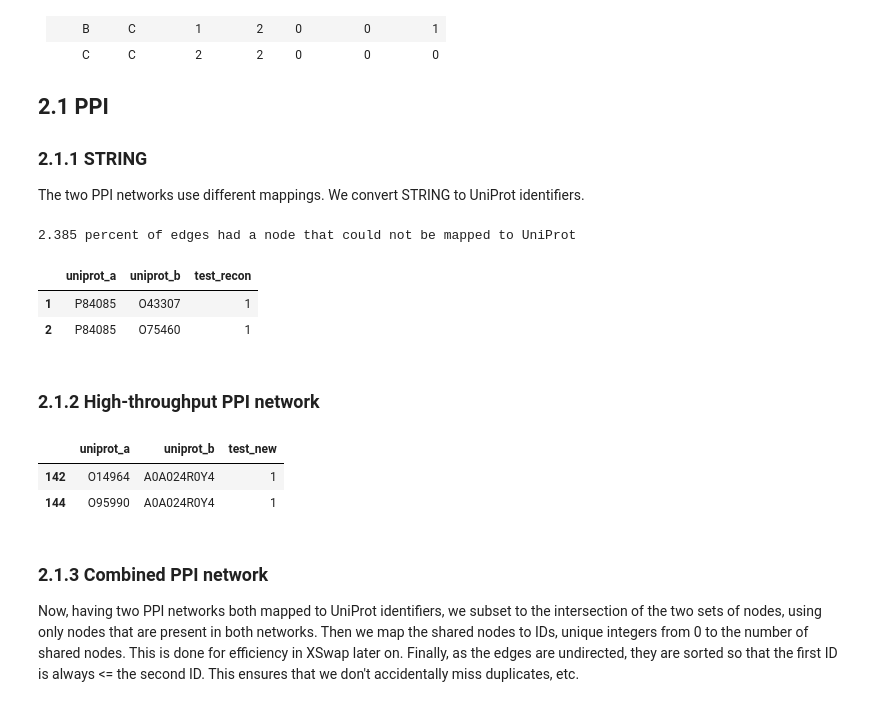
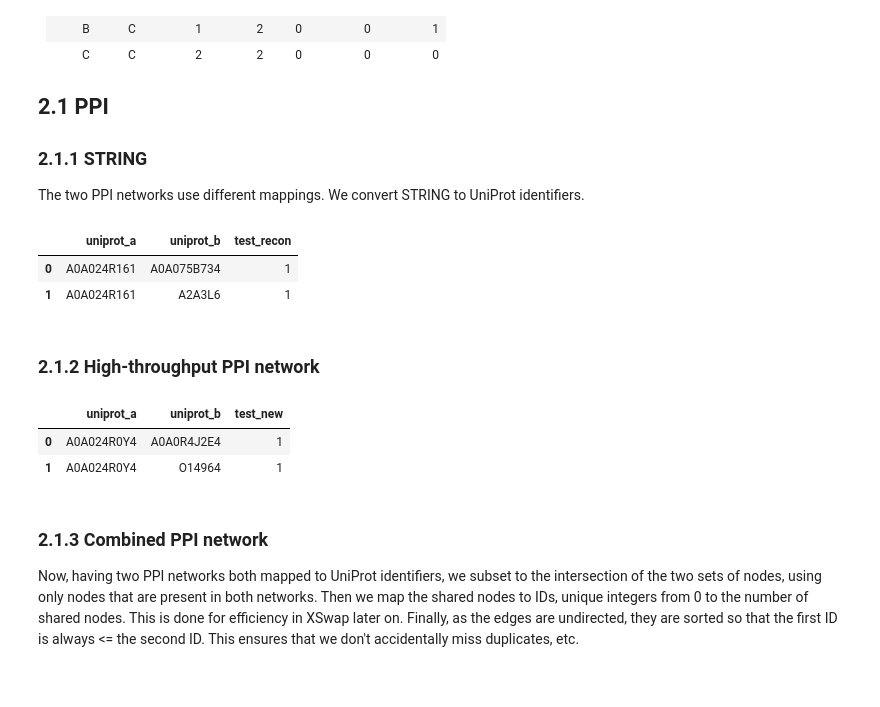
Before and after one commit to greenelab/xswap-analysis, a Jupyter notebook: nb/01.download_process_graphs.ipynb, the cells around one changed output. Drawn from its saved outputs; the diff is of its cells as text; code cells hidden in the pictures.

Commit message:
Fix PPI duplicate edges

```diff
--- a/nb/01.download_process_graphs.ipynb
+++ b/nb/01.download_process_graphs.ipynb
@@ -174,43 +174,43 @@ The two PPI networks use different mappings. We convert STRING to UniProt identi
 # %%
 # Ensembl to UniProtKB identifier mappings
 mapping_df = pd.read_table(data_path.joinpath('1.raw/ppi_string_mapping.tsv.gz'),
                            compression='gzip', names=['species', 'uniprot_entry', 'string',
                                                       'unknown_a', 'unknown_b'])
 
 # Create dictionary with mappings
 string_to_uniprot = (
     mapping_df
     .assign(uniprot=lambda df: df['uniprot_entry'].apply(lambda x: re.search('[A-Z0-9]+', x).group()))
     .set_index('string')
     .loc[:, 'uniprot']
     .to_dict()
 )
 
 # Load PPI network from STRING
-string_edges_df = (
-    pd.read_table(data_path.joinpath('1.raw/ppi_string.txt.gz'), compression='gzip', sep=' ')
+string_edges = set(map(tuple, map(sorted,
+    pd.read_table(data_path.joinpath('1.raw/ppi_string.txt.gz'), compression='gzip',
+                  sep=' ', dtype=str)
     .assign(
         uniprot_a=lambda df: df['protein1'].map(string_to_uniprot),
         uniprot_b=lambda df: df['protein2'].map(string_to_uniprot),
+    )
+    .dropna()
+    .loc[:, ['uniprot_a', 'uniprot_b']]
+    .values
+)))
+
+string_edges_df = (
+    pd.DataFrame(sorted(string_edges), columns=['uniprot_a', 'uniprot_b'])
+    .assign(
         test_recon=1,
     )
-    .filter(items=['uniprot_a', 'uniprot_b', 'test_recon'])
 )
 
-# Some STRING identifiers cannot be mapped to UniProt. These appear as NA in string_df
-percent_unmapped = 100 * (string_edges_df.shape[0] - string_edges_df.dropna().shape[0]) \
-                   / string_edges_df.shape[0]
-
-string_edges_df = string_edges_df.dropna()
-
-print(f'{percent_unmapped :.3f} percent of edges had a node that could not be mapped to UniProt')
-
 string_edges_df.head(2)
 # %% [output]
-2.385 percent of edges had a node that could not be mapped to UniProt
 |  | uniprot_a | uniprot_b | test_recon |
-| 1 | P84085 | O43307 | 1 |
-| 2 | P84085 | O75460 | 1 |
+| 0 | A0A024R161 | A0A075B734 | 1 |
+| 1 | A0A024R161 | A2A3L6 | 1 |
 # %% [markdown]
 ### 2.1.2 High-throughput PPI network
 # %%
@@ -220,7 +220,7 @@ ht_df = pd.concat([
     pd.read_csv(data_path.joinpath('1.raw/ppi_ht_2.psi'), sep='\t')
 ], ignore_index=True)
 
-ht_edges_df = (
+ht_edges = set(map(tuple, map(sorted,
     ht_df
     .rename(columns={
         'Unique identifier for interactor A': 'ida',
@@ -230,17 +230,23 @@ ht_edges_df = (
     .assign(
         uniprot_a=lambda df: df['ida'].apply(lambda x: re.search('(?<=uniprotkb:)[0-9A-Z]+', x).group()),
         uniprot_b=lambda df: df['idb'].apply(lambda x: re.search('(?<=uniprotkb:)[0-9A-Z]+', x).group()),
+    )
+    .loc[:, ['uniprot_a', 'uniprot_b']]
+    .values
+)))
+
+ht_edges_df = (
+    pd.DataFrame(sorted(ht_edges), columns=['uniprot_a', 'uniprot_b'])
+    .assign(
         test_new=1,
     )
-    .filter(items=['uniprot_a', 'uniprot_b', 'test_new'])
-    .drop_duplicates()
 )
 
 ht_edges_df.head(2)
 # %% [output]
 |  | uniprot_a | uniprot_b | test_new |
-| 142 | O14964 | A0A024R0Y4 | 1 |
-| 144 | O95990 | A0A024R0Y4 | 1 |
+| 0 | A0A024R0Y4 | A0A0R4J2E4 | 1 |
+| 1 | A0A024R0Y4 | O14964 | 1 |
 # %% [markdown]
 ### 2.1.3 Combined PPI network
 
```
Also changed, not shown: parts of 3 cells of this notebook, 1 other file.
